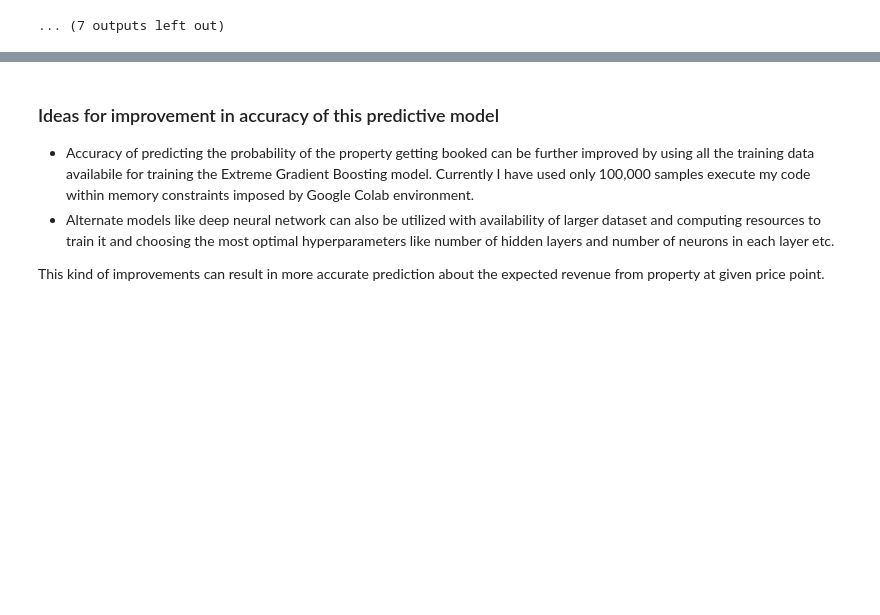
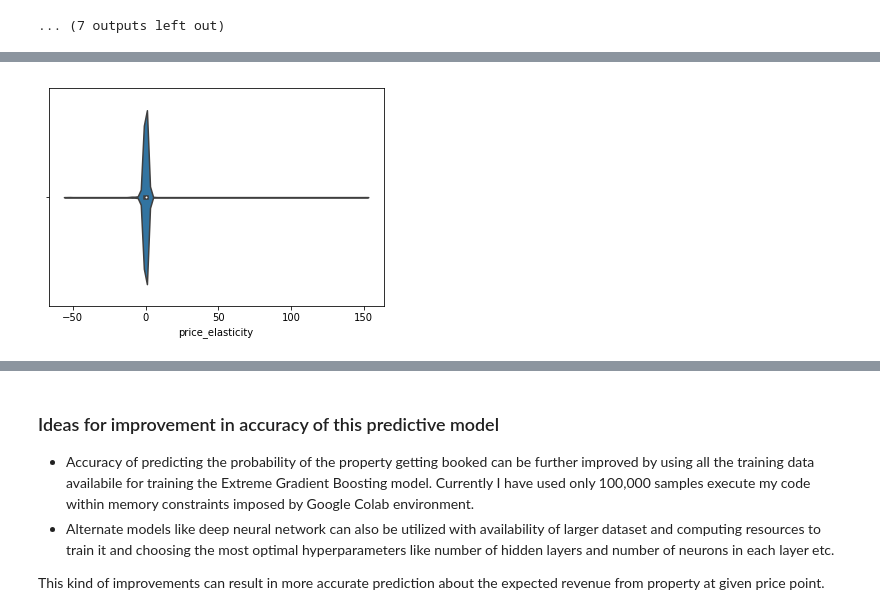
Before and after one commit to patelatharva/Analysis_of_Airbnb_property_listings_dataset, a Jupyter notebook: colab_tuning_booking_price_to_maximize_expected_revenue.ipynb, the cells around one changed output, grey strips where cells are left out. Cells and saved outputs as stored; diff of their text form; code cells hidden in the pictures; blank space fills up the shorter version.

```diff
--- a/colab_tuning_booking_price_to_maximize_expected_revenue.ipynb
+++ b/colab_tuning_booking_price_to_maximize_expected_revenue.ipynb
@@ -1865,3 +1867,3 @@ X_test.sample(10, random_state=42).apply(extract_price_elasticity_info, axis=1)[
 # %%
-tuned_data = X_test.copy().apply(extract_price_elasticity_info, axis=1)
+tuned_data = X_test.sample(1000, random_state=42).copy().apply(extract_price_elasticity_info, axis=1)
 # %%
@@ -1868,0 +1883,4 @@ tuned_data.to_csv(data_dir + "/tuned_data.csv", index=False)
+# %%
+violin = sns.violinplot(x=tuned_data["price_elasticity"])
+# %% [output]
+[figure, added]
```
Also changed, not shown: parts of 62 cells of this notebook.
